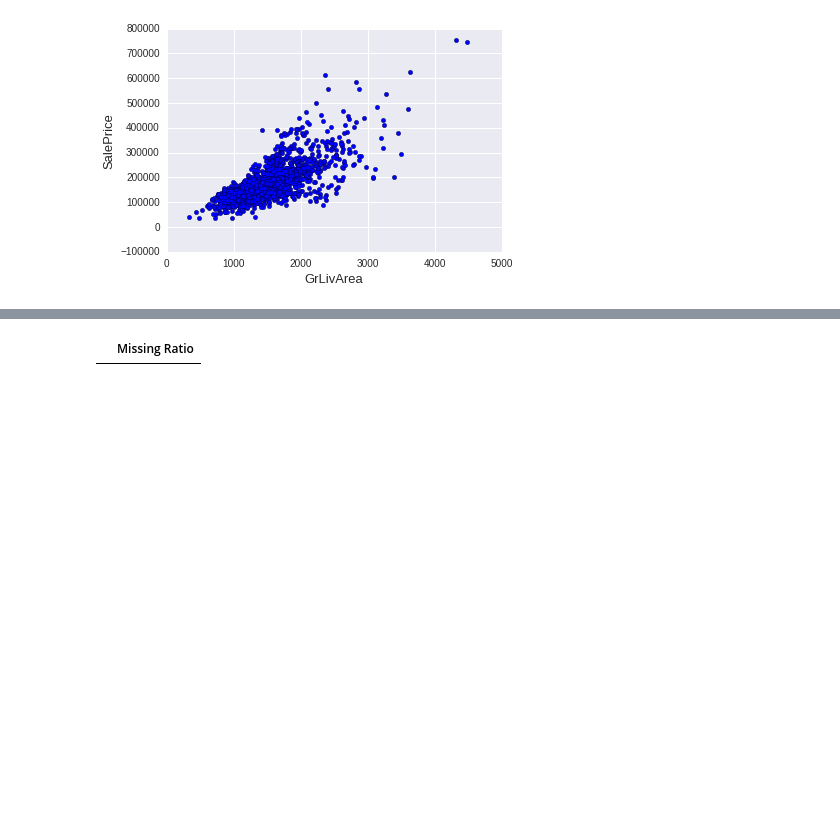
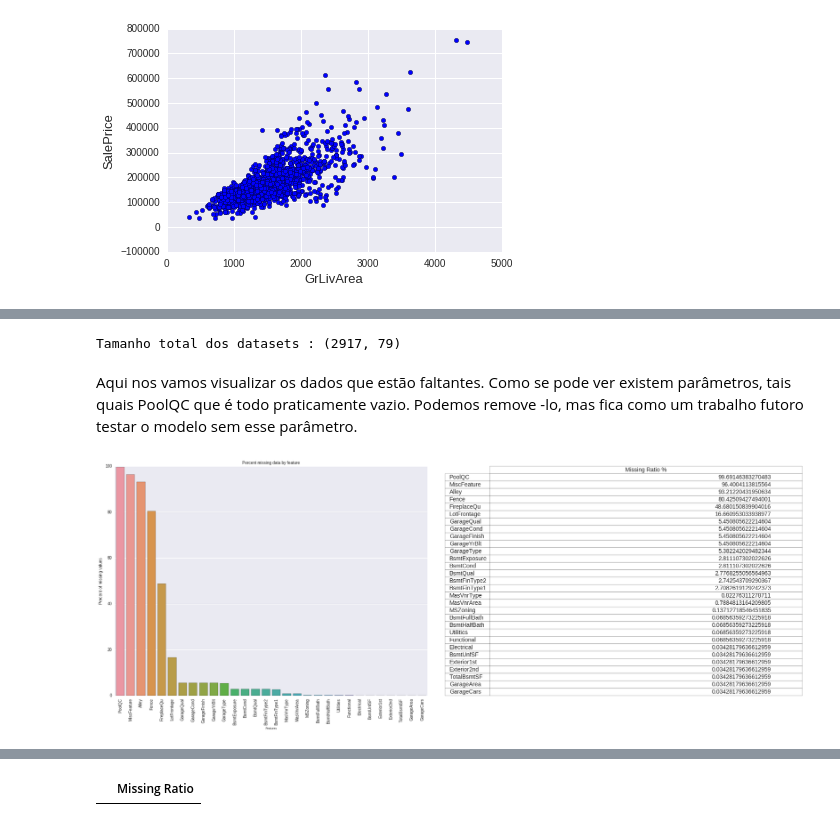
Before and after one commit to inascim/MLHeraldo20181, a Jupyter notebook: TrabalhoHeraldo2018.ipynb, the cells around one changed output, grey strips where cells are left out. Drawn from its saved outputs; the diff is of its cells as text; code cells hidden in the pictures; blank space fills up the shorter version.

```diff
--- a/TrabalhoHeraldo2018.ipynb
+++ b/TrabalhoHeraldo2018.ipynb
@@ -301,0 +119,46 @@ all_data = all_data.drop(['Utilities'], axis=1)
+# %%
+# Vamos tratar todos os nossos dados de uma vez só.
+ntrain = train.shape[0]
+ntest = test.shape[0]
+
+y_train = train.SalePrice.values
+
+all_data = pd.concat((train, test)).reset_index(drop=True)
+all_data.drop(['SalePrice'], axis=1, inplace=True)
+print("Tamanho total dos datasets : {}".format(all_data.shape))
+# %% [output]
+Tamanho total dos datasets : (2917, 79)
+# %% [markdown]
+Aqui nos vamos visualizar os dados que estão faltantes.
+Como se pode ver existem parâmetros, tais quais PoolQC que é todo praticamente vazio.
+Podemos remove -lo, mas fica como um trabalho futoro testar o modelo sem esse parâmetro.
+# %%
+import matplotlib.pyplot as plt
+from matplotlib import six
+import pandas as pd
+import numpy as np
+
+all_data_na = (all_data.isnull().sum() / len(all_data)) * 100
+all_data_na = all_data_na.drop(all_data_na[all_data_na == 0].index).sort_values(ascending=False)[:30]
+missing_data = pd.DataFrame({'Missing Ratio %' :all_data_na})
+missing_data.head(5)
+
+#f, ax = plt.subplots(figsize=(7, 5))
+fig = plt.figure(figsize=(30,10))
+ax1 = fig.add_subplot(121)
+plt.xticks(rotation='90')
+sns.barplot(x=all_data_na.index, y=all_data_na)
+plt.xlabel('Features', fontsize=7)
+plt.ylabel('Percent of missing values', fontsize=10)
+plt.title('Percent missing data by feature', fontsize=10)
+
+ax2 = fig.add_subplot(122)
+font_size=14
+bbox=[0, 0, 1, 1.0]
+ax2.axis('off')
+
+mpl_table = ax2.table(cellText = missing_data.values, rowLabels = missing_data.index, bbox=bbox, colLabels=missing_data.columns)
+mpl_table.auto_set_font_size(False)
+mpl_table.set_fontsize(font_size)
+# %% [output]
+[figure, added]
```
Also changed, not shown: parts of 127 cells of this notebook.
